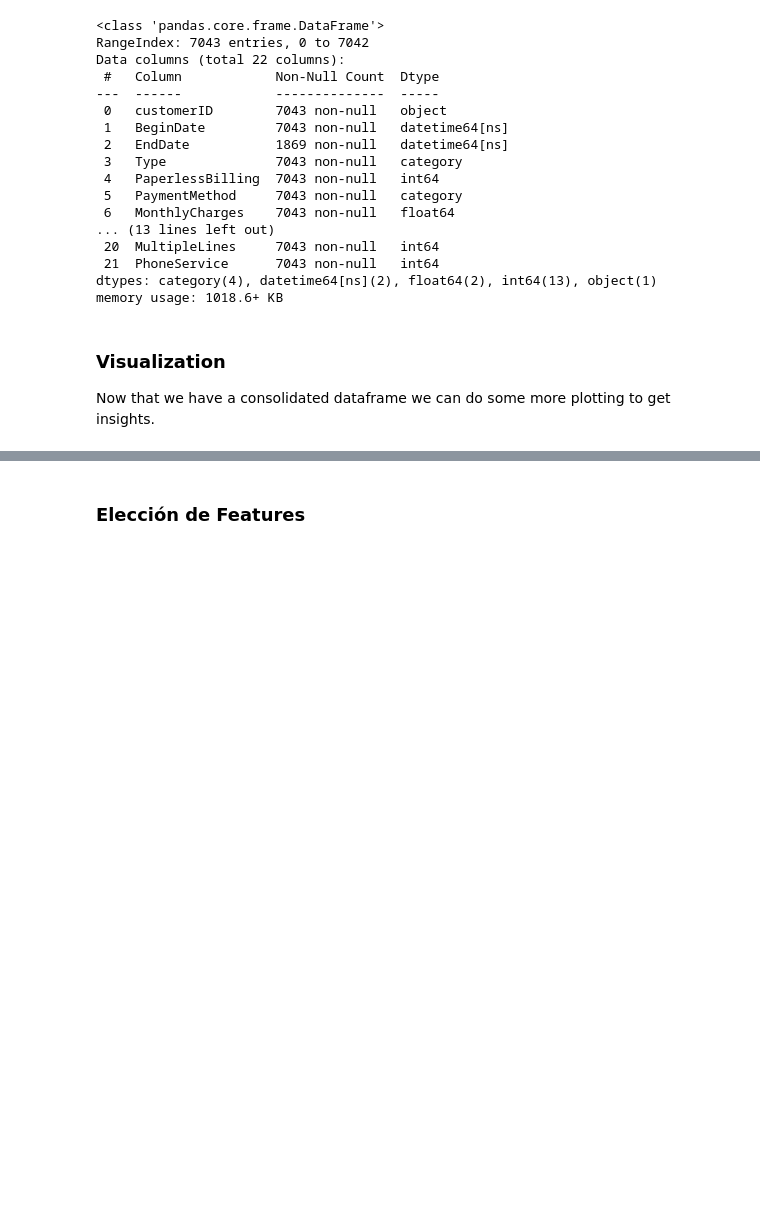
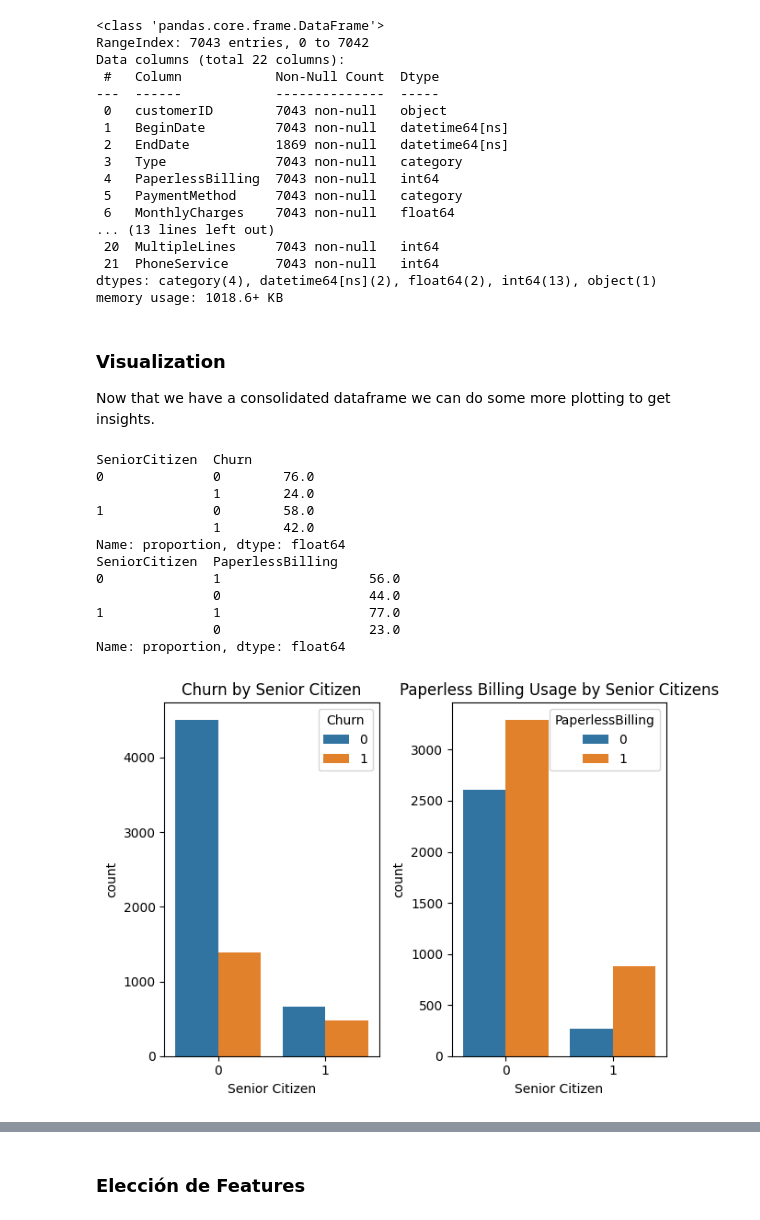
Before and after one commit to MrDonBromo/Telecom-Churn-Prediction, a Jupyter notebook: Final Project.ipynb, the cells around one changed output, grey strips where cells are left out. Saved outputs shown, nothing was run; the diff lists cells and outputs as text; code cells hidden in the pictures; blank space fills up the shorter version.

```diff
--- a/Final Project.ipynb
+++ b/Final Project.ipynb
@@ -758,3 +727,33 @@ memory usage: 1018.6+ KB
 ### Visualization
 
 Now that we have a consolidated dataframe we can do some more plotting to get insights.
+# %%
+fig,axs = plt.subplots(1,2)
+
+sns.countplot(data=df_merged, x='SeniorCitizen', hue='Churn', ax=axs[0])
+axs[0].set_title('Churn by Senior Citizen')
+axs[0].set_xlabel('Senior Citizen')
+
+sns.countplot(data=df_merged, x='SeniorCitizen', hue='PaperlessBilling', ax=axs[1])
+axs[1].set_title('Paperless Billing Usage by Senior Citizens')
+axs[1].set_xlabel('Senior Citizen')
+
+
+print(round(df_merged.groupby('SeniorCitizen')['Churn'].value_counts(normalize=True)*100, 0))
+print(round(df_merged.groupby('SeniorCitizen')['PaperlessBilling'].value_counts(normalize=True)*100, 0))
+
+plt.tight_layout()
+# %% [output]
+SeniorCitizen  Churn
+0              0        76.0
+               1        24.0
+1              0        58.0
+               1        42.0
+Name: proportion, dtype: float64
+SeniorCitizen  PaperlessBilling
+0              1                   56.0
+               0                   44.0
+1              1                   77.0
+               0                   23.0
+Name: proportion, dtype: float64
+[figure, added]
```
Also changed, not shown: parts of 10 cells of this notebook.
